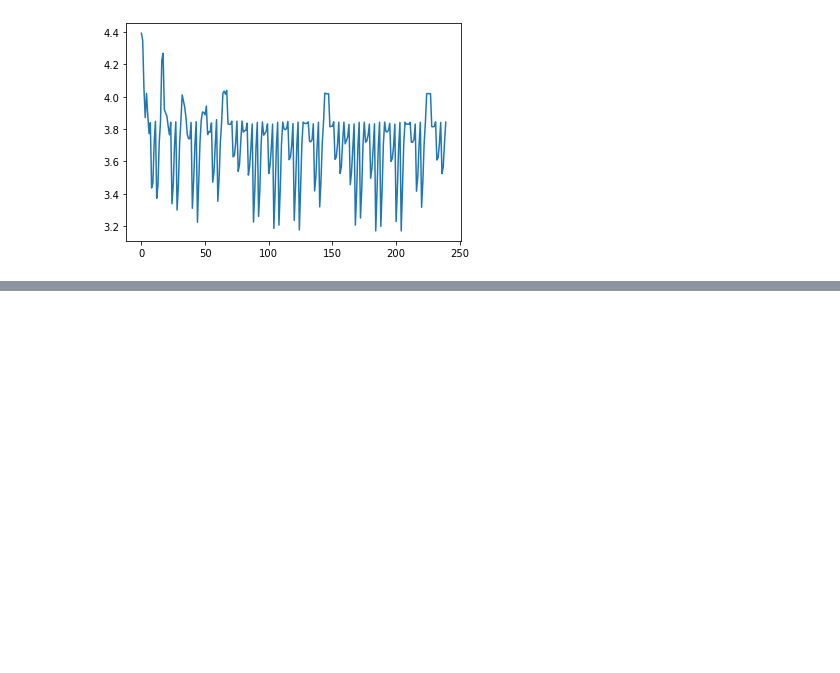
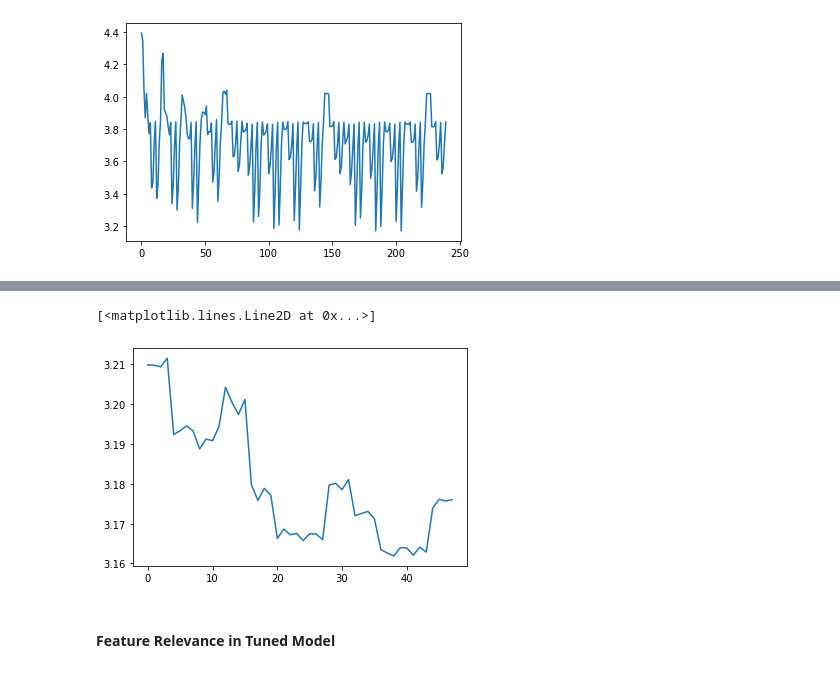
Before and after one commit to stefanhuber1510/marbleProject, a Jupyter notebook: scoring/thirdScoringTest.ipynb, the cells around one changed output, grey strips where cells are left out. Saved outputs shown, nothing was run; the diff lists cells and outputs as text; code cells hidden in the pictures; blank space fills up the shorter version.

```diff
--- a/scoring/thirdScoringTest.ipynb
+++ b/scoring/thirdScoringTest.ipynb
@@ -515,0 +650,12 @@ plt.plot(np.array(scoresTrain).flatten())
+# %%
+# Illustrating the remaining performance fluctuations in 1 Graph:
+
+#main axis: No Trees, second: min samples split
+final = np.moveaxis(np.moveaxis(pTest,0,2)[1:],1,0)
+
+plt.plot(final.flatten())
+# %% [output]
+[<matplotlib.lines.Line2D at 0x...>]
+[figure, added]
+# %% [markdown]
+#### Feature Relevance in Tuned Model
```
Also changed, not shown: parts of 27 cells of this notebook.
